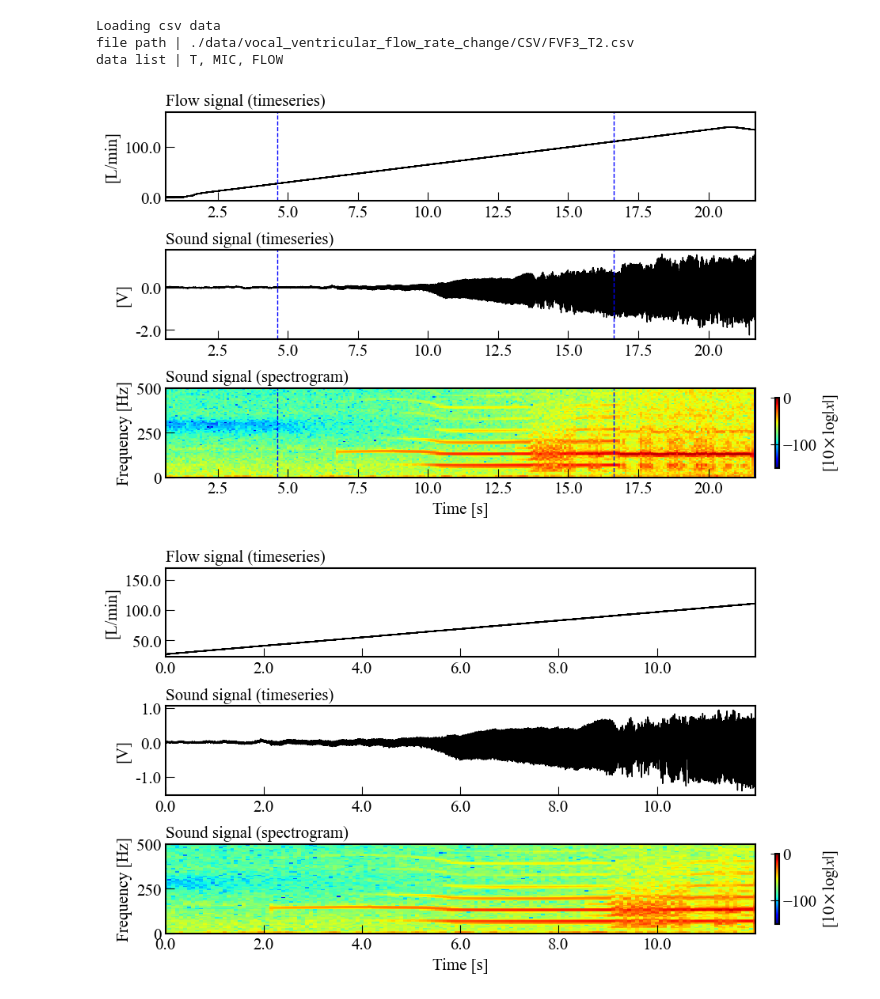
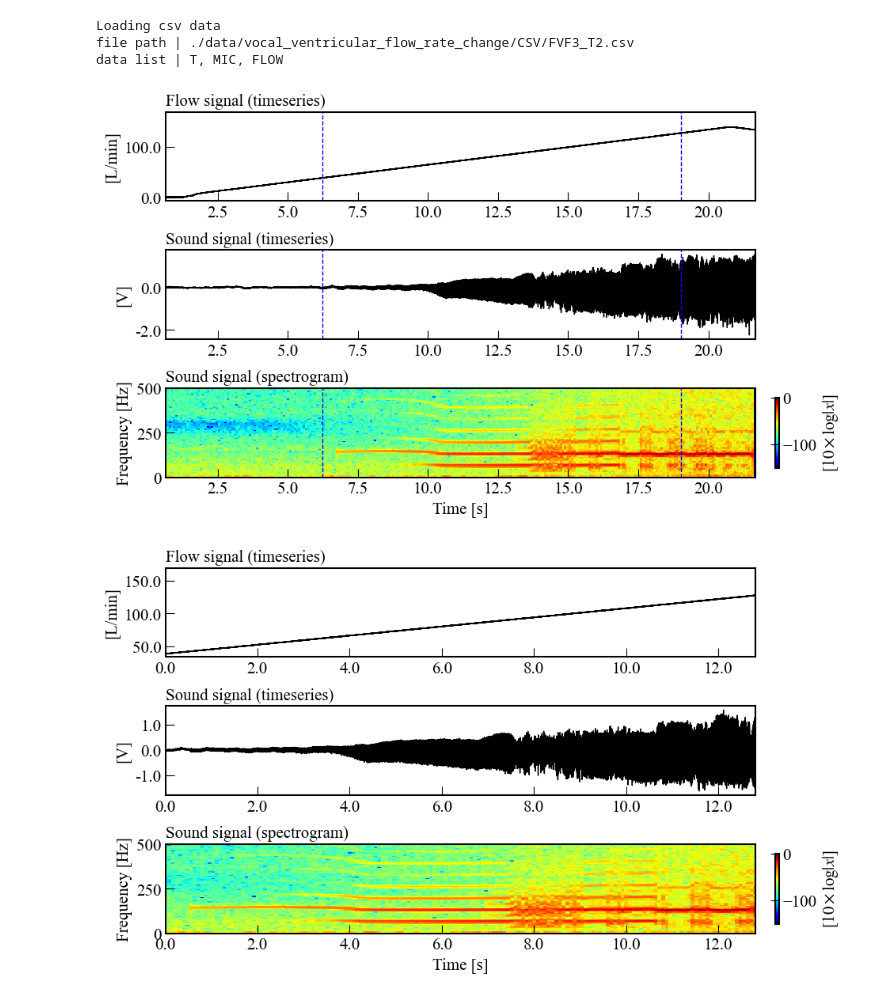
Before and after one commit to TakumiInoue0628/analysis-of-vocal-fold-system-based-on-nonlinear-dynamics-theory-using-machine-learning, a Jupyter notebook: report/20241022/01_03_experimental_data_bifurcation.ipynb, the cells around one changed output. Drawn from its saved outputs; the diff is of its cells as text; code cells hidden in the pictures.

```diff
--- a/report/20241022/01_03_experimental_data_bifurcation.ipynb
+++ b/report/20241022/01_03_experimental_data_bifurcation.ipynb
@@ -59,32 +59,32 @@ def visualization(data_name, steady_range, serch_size, bins):
                                              x_lim=[-4.5, 4.5], f_lim=[0, 200], p_lim=[None, 1.3])
 # %%
 data_name = 'FVF3_T2'
-steady_range = [50000, 200000]
+steady_range = [70000, 230000]
 
 ### Load csv
 [time_all, mic_all, flow_all] = LoadCSV(file_path=CSV_DATA_DIR+data_name+'.csv',
                                         data_name_list=['T', 'MIC', 'FLOW'],
                                         sample_span=[0, None])
 flow_all *= flow_rate
 
 ### Figure
 figure.flow_timeseries_spectrogram(time_all, flow_all, mic_all, stfft_params,
                                 title='Sound signal', ylabel=r'[V]',
                                 ylim_flow=(None, 170), ylim_signal=(None, None),
                                 steady_range=steady_range)
 
 time, mic, flow = time_all[steady_range[0]:steady_range[-1]], mic_all[steady_range[0]:steady_range[-1]], flow_all[steady_range[0]:steady_range[-1]]
 time -= time[0]
 figure.flow_timeseries_spectrogram(time, flow, mic, stfft_params,
                                 title='Sound signal', ylabel=r'[V]',
                                 ylim_flow=(None, 170), ylim_signal=(None, None),
                                 steady_range=[None, None])
 # %% [output]
 Loading csv data
 file path | ./data/vocal_ventricular_flow_rate_change/CSV/FVF3_T2.csv
 data list | T, MIC, FLOW
-[figure, old version]
+[figure, new version]
-[figure, old version]
+[figure, new version]
 # %%
 parameter_data = flow
 signal_data = mic
```
Also changed, not shown: parts of 5 cells of this notebook, 3 other files.
